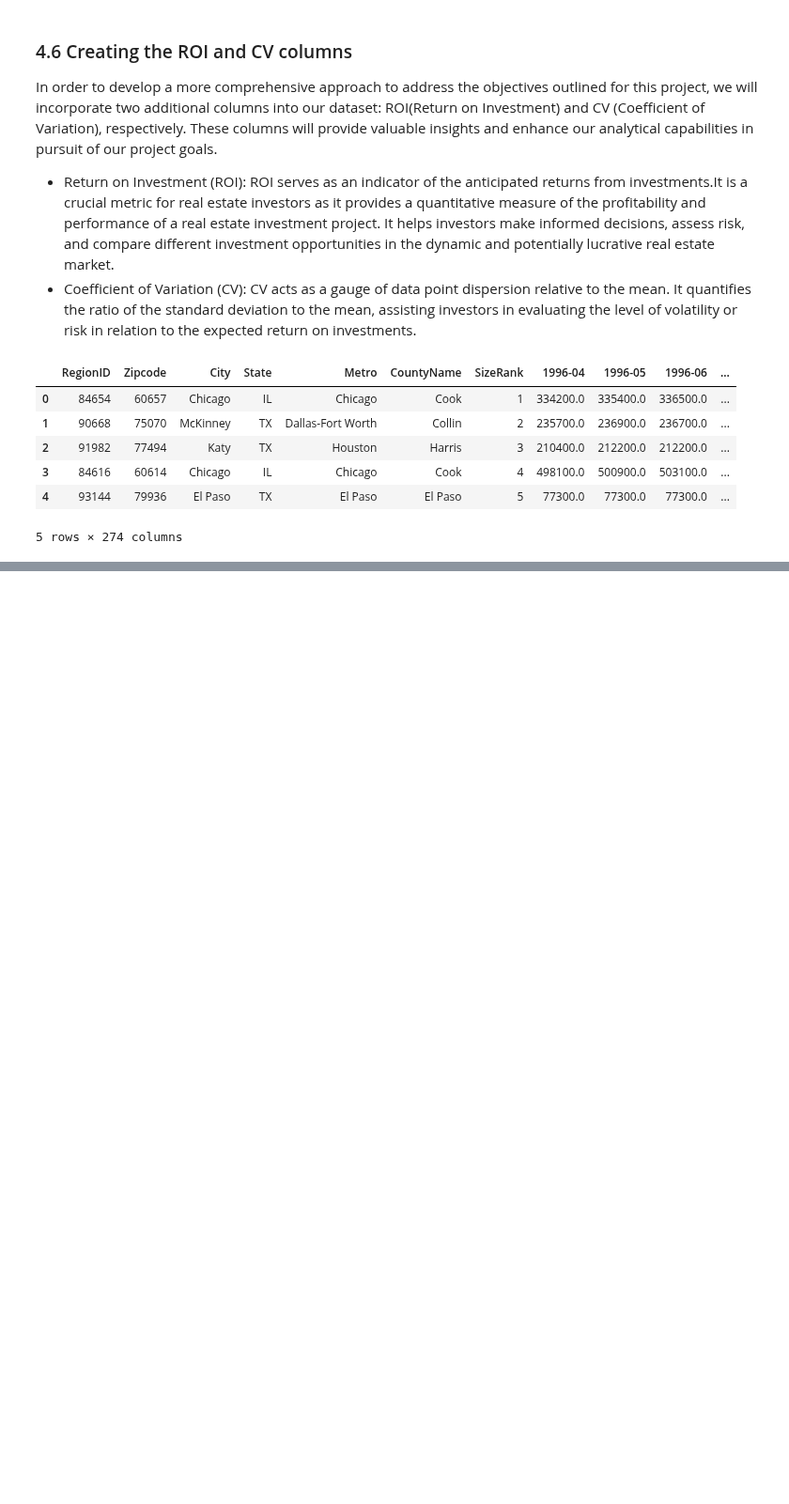
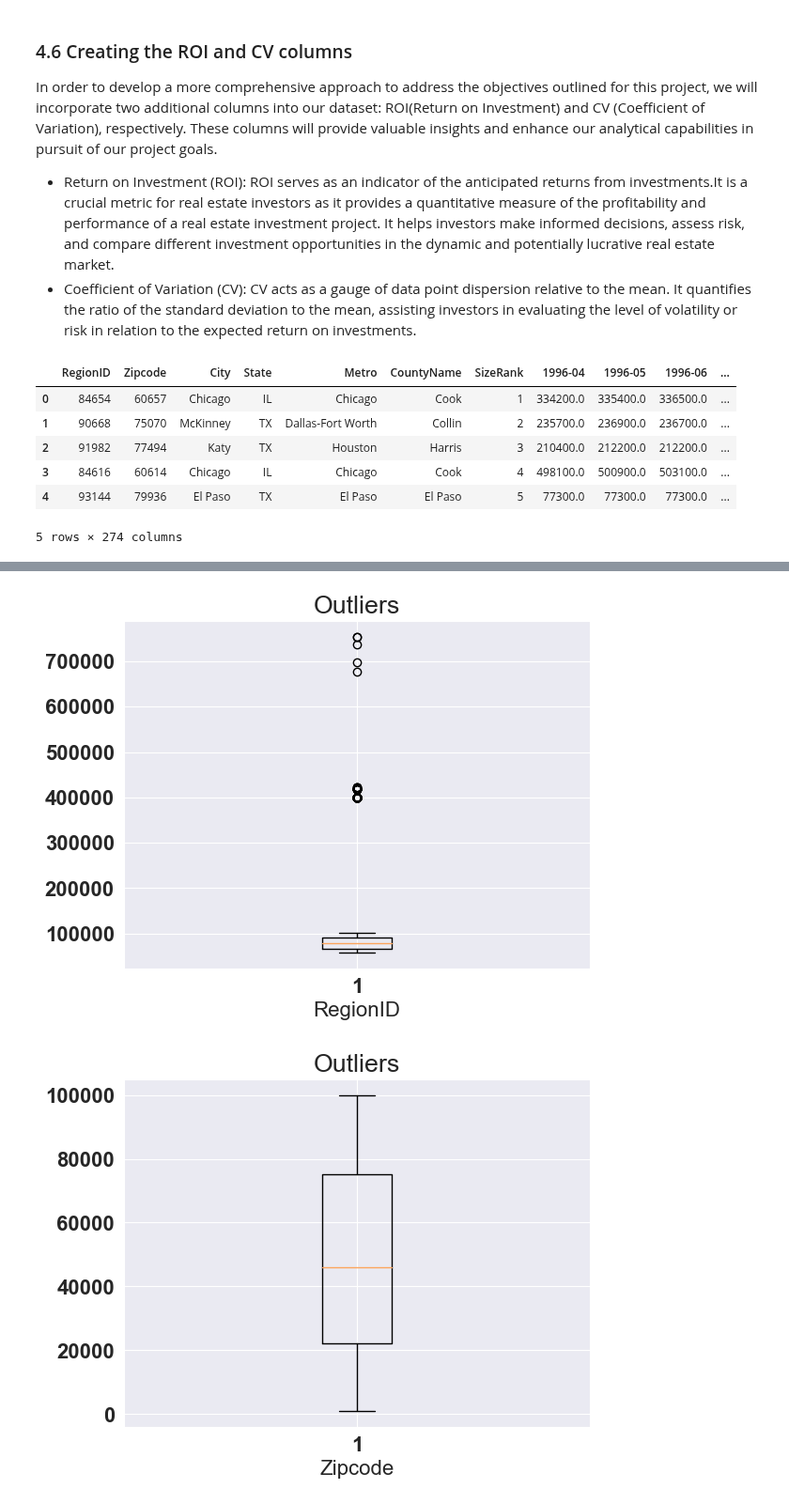
Before and after one commit to FionaNalianya/Forecasting-real-estate-prices, a Jupyter notebook: notebook.ipynb, the cells around one changed output, grey strips where cells are left out. Shown at 94% size. Drawn from its saved outputs; the diff is of its cells as text; code cells hidden in the pictures; blank space fills up the shorter version.

```diff
--- a/notebook.ipynb
+++ b/notebook.ipynb
@@ -283,0 +384,6 @@ df.head()
+# %%
+for column in Numeric:
+    eda_df[column] = pd.to_numeric(eda_df[column])
+
+# Print the updated DataFrame
+print(eda_df.head())
@@ -283,0 +404,17 @@ df.head()
+# %%
+# Set the font size for the titles
+title_fontsize = 12
+tick_label_fontsize = 6
+
+#For loop for boxplot to check for outliers
+for column in Numeric:
+    plt.figure()
+    plt.boxplot(eda_df[column])
+    plt.xlabel(column)
+    plt.title('Outliers')
+
+    #Display the plot
+    plt.show()
+# %% [output]
+[figure, added]
+[figure, added]
```
Also changed, not shown: parts of 17 cells of this notebook.
